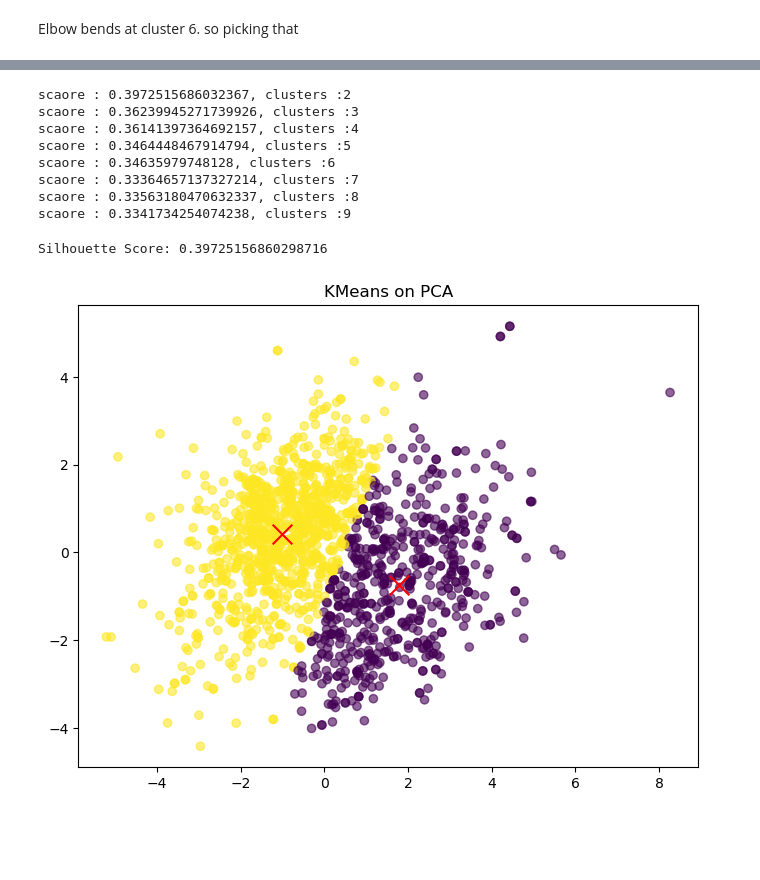
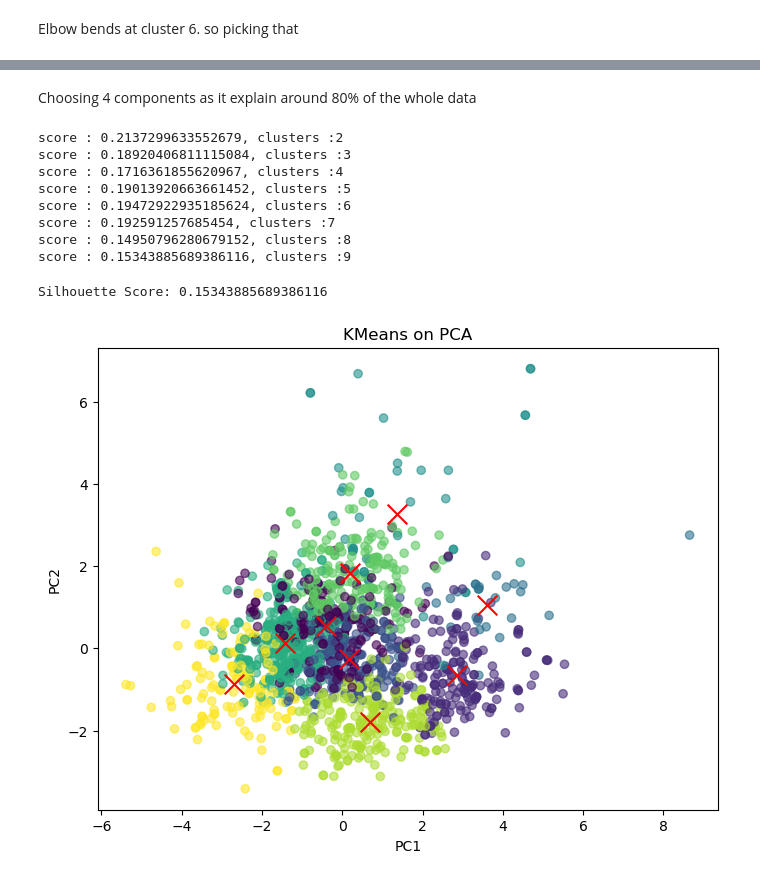
Before and after one commit to Harshan-Kurapati/RedWine, a Jupyter notebook: Untitled.ipynb, the cells around one changed output, grey strips where cells are left out. Drawn from its saved outputs; the diff is of its cells as text; code cells hidden in the pictures; blank space fills up the shorter version.

```diff
--- a/Untitled.ipynb
+++ b/Untitled.ipynb
@@ -29,3 +14,5 @@ df
+# %%
+df.drop("quality", axis = 1, inplace = True)
 # %%
 df.columns
 # %% [output]
@@ -89,0 +85,4 @@ plt.show()
+# %%
+pca = PCA()
+pca_data = pca.fit_transform(scaled_df)
+explained_variance = pca.explained_variance_ratio_
@@ -90,33 +106,35 @@ plt.show()
+# %% [markdown]
+Choosing 4 components as it explain around 80% of the whole data
 # %%
-pca = PCA(n_components = 2)
-pca_data = pca.fit_transform(scaled_df)
-
+pca = PCA(n_components = 4)
 for k in range(2, 10):
     KMeans_pca = KMeans(n_clusters = k, n_init = 10, random_state = 42)
     labels_pca = KMeans_pca.fit_predict(pca_data)
     score = silhouette_score(pca_data, labels_pca)
-    print(f"scaore : {score}, clusters :{k}")
+    print(f"score : {score}, clusters :{k}")
 # %% [output]
-scaore : 0.3972515686032367, clusters :2
-scaore : 0.36239945271739926, clusters :3
-scaore : 0.36141397364692157, clusters :4
-scaore : 0.3464448467914794, clusters :5
-scaore : 0.34635979748128, clusters :6
-scaore : 0.33364657137327214, clusters :7
-scaore : 0.33563180470632337, clusters :8
-scaore : 0.3341734254074238, clusters :9
+score : 0.2137299633552679, clusters :2
+score : 0.18920406811115084, clusters :3
+score : 0.1716361855620967, clusters :4
+score : 0.19013920663661452, clusters :5
+score : 0.19472922935185624, clusters :6
+score : 0.192591257685454, clusters :7
+score : 0.14950796280679152, clusters :8
+score : 0.15343885689386116, clusters :9
 # %%
 score = silhouette_score(pca_data, labels_pca)
 print(f'Silhouette Score: {score}')
 # %% [output]
-Silhouette Score: 0.39725156860298716
+Silhouette Score: 0.15343885689386116
 # %%
 centroids_pca = KMeans_pca.cluster_centers_
 # %%
 plt.figure(figsize = (8,6))
 plt.scatter(pca_data[:, 0], pca_data[:, 1], c = labels_pca, cmap = 'viridis', alpha = 0.6)
 plt.scatter(centroids_pca[:, 0], centroids_pca[:, 1], c = 'red', marker = 'x', s = 200, label = 'centroids')
 plt.title("KMeans on PCA")
+plt.xlabel("PC1")
+plt.ylabel("PC2")
 plt.show()
 # %% [output]
-[figure, old version]
+[figure, new version]
```
Also changed, not shown: parts of 16 cells of this notebook.
